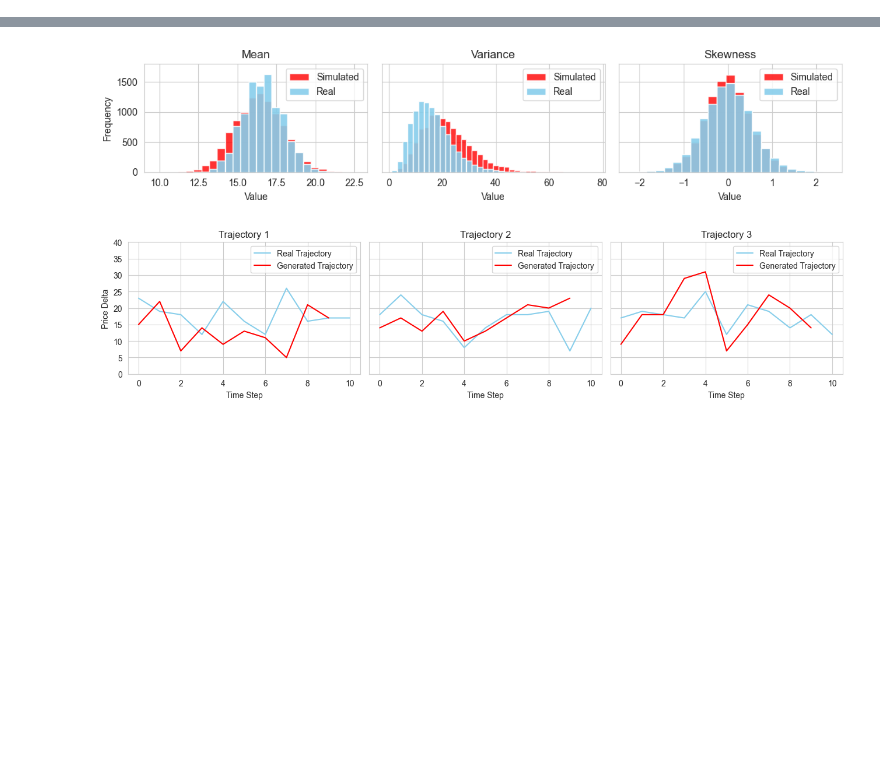
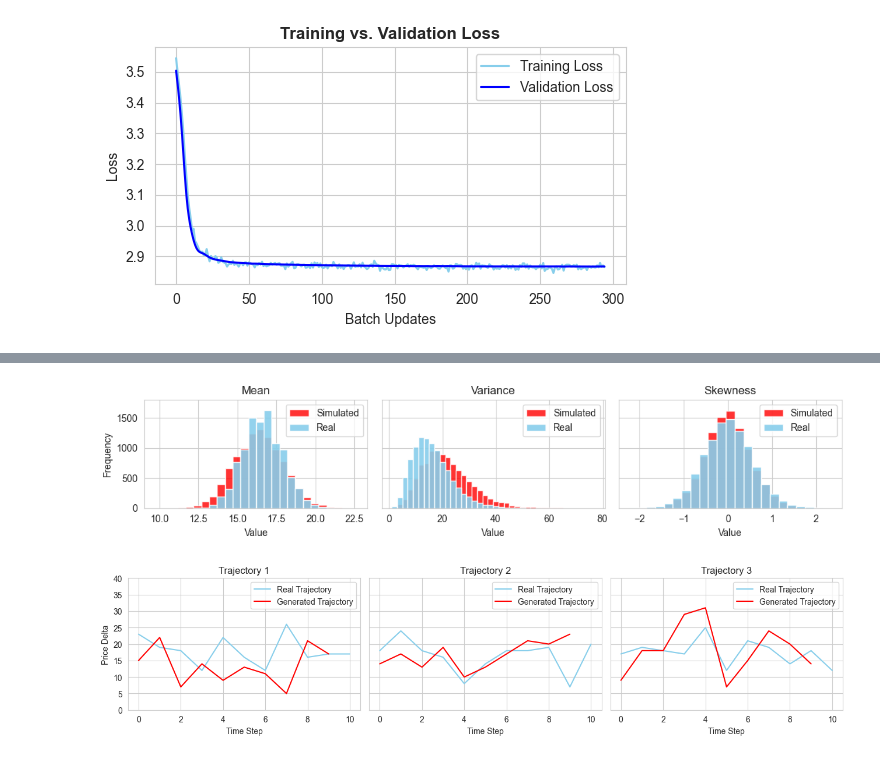
Before and after one commit to FrensiZ/adversial_learning, a Jupyter notebook: adv_13.09.24.ipynb, the cells around one changed output, grey strips where cells are left out. Saved outputs shown, nothing was run; the diff lists cells and outputs as text; code cells hidden in the pictures; blank space fills up the shorter version.

```diff
--- a/adv_13.09.24.ipynb
+++ b/adv_13.09.24.ipynb
@@ -309,0 +388,13 @@ class Discriminator(nn.Module):
+# %%
+# Create the plot
+plt.figure(figsize=(5.5, 3.3))
+plt.plot(train_losses, label='Training Loss', color='skyblue', linewidth=1.5)
+plt.plot(val_losses, label='Validation Loss', color='blue', linewidth=1.5)
+plt.title('Training vs. Validation Loss', fontweight='bold')
+plt.xlabel('Batch Updates')
+plt.ylabel('Loss')
+plt.legend(loc='best', fontsize=10, frameon=True)
+plt.tight_layout()
+plt.show()
+# %% [output]
+[figure, added]
```
Also changed, not shown: parts of 18 cells of this notebook, 3 other files.
